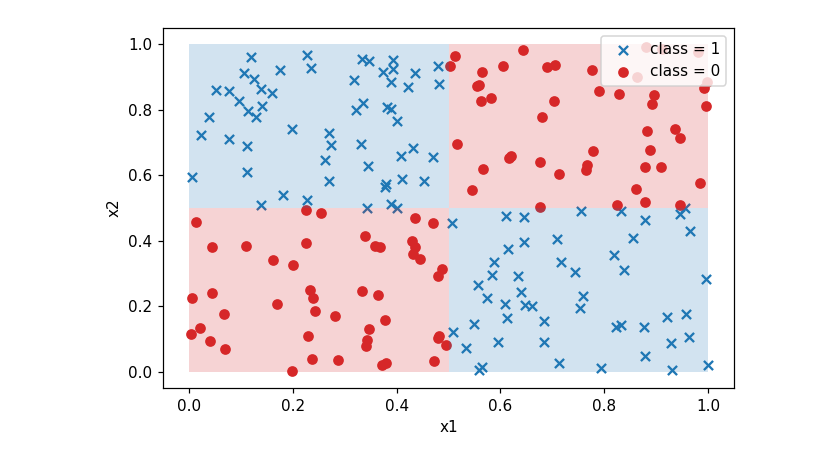
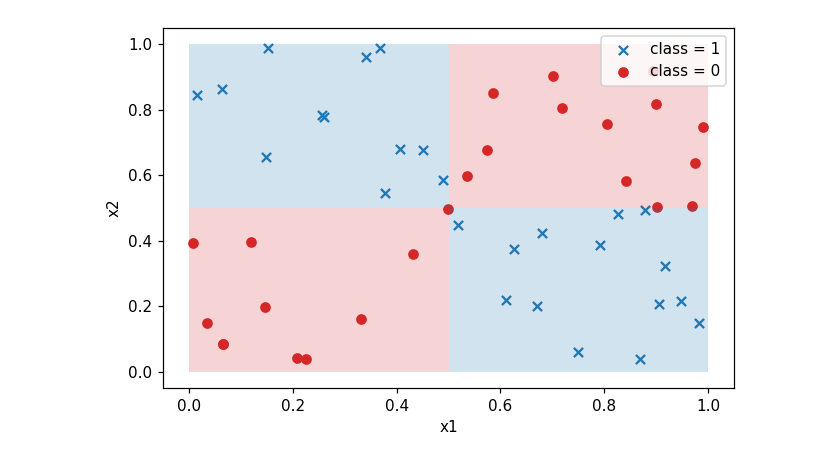
Before and after one commit to lmalms/minitorch, a Jupyter notebook: notebooks/training - classification - xor.ipynb, the cells around one changed output. Saved outputs shown, nothing was run; the diff lists cells and outputs as text; code cells hidden in the pictures.

```diff
--- a/notebooks/training - classification - xor.ipynb
+++ b/notebooks/training - classification - xor.ipynb
@@ -16,34 +19,34 @@ from minitorch.operators import sigmoid
 # Create a dataset
 dataset_type = DatasetTypes.xor
 
-datasets = Datasets.generate_datasets(n_samples=200)
+datasets = Datasets.generate_datasets(n_samples=50)
 dataset = asdict(datasets)[dataset_type]
 
 pos_class = [x for (x, y) in zip(dataset.xs, dataset.ys) if y == 1]
 neg_class = [x for (x, y) in zip(dataset.xs, dataset.ys) if y == 0]
 
 x1_pos, x2_pos = zip(*pos_class)
 x1_neg, x2_neg = zip(*neg_class)
 
 fig, ax = plt.subplots(1, 1, dpi=110)
 ax.scatter(list(x1_pos), list(x2_pos), marker="x", c="tab:blue", label="class = 1")
 ax.scatter(list(x1_neg), list(x2_neg), marker="o", c="tab:red", label="class = 0")
 ax.legend(loc=1)
 
 bottom_left = Rectangle((0, 0), 0.5, 0.5, color="tab:red", alpha=0.2, lw=0.0)
 top_right = Rectangle((0.5, 0.5), 0.5, 0.5, color="tab:red", alpha=0.2, lw=0.0)
 top_left = Rectangle((0.0, 0.5), 0.5, 0.5, color="tab:blue", alpha=0.2, lw=0.0)
 bottom_right = Rectangle((0.5, 0.0), 0.5, 0.5, color="tab:blue", alpha=0.2, lw=0.0)
 ax.add_patch(bottom_left)
 ax.add_patch(bottom_right)
 ax.add_patch(top_left)
 ax.add_patch(top_right)
 
 ax.set_xlabel("x1")
 ax.set_ylabel("x2")
 
 fig.tight_layout();
 # %% [output]
-[figure, old version]
+[figure, new version]
 # %%
 # Create a network
```
Also changed, not shown: parts of 14 cells of this notebook, 1 other file.
